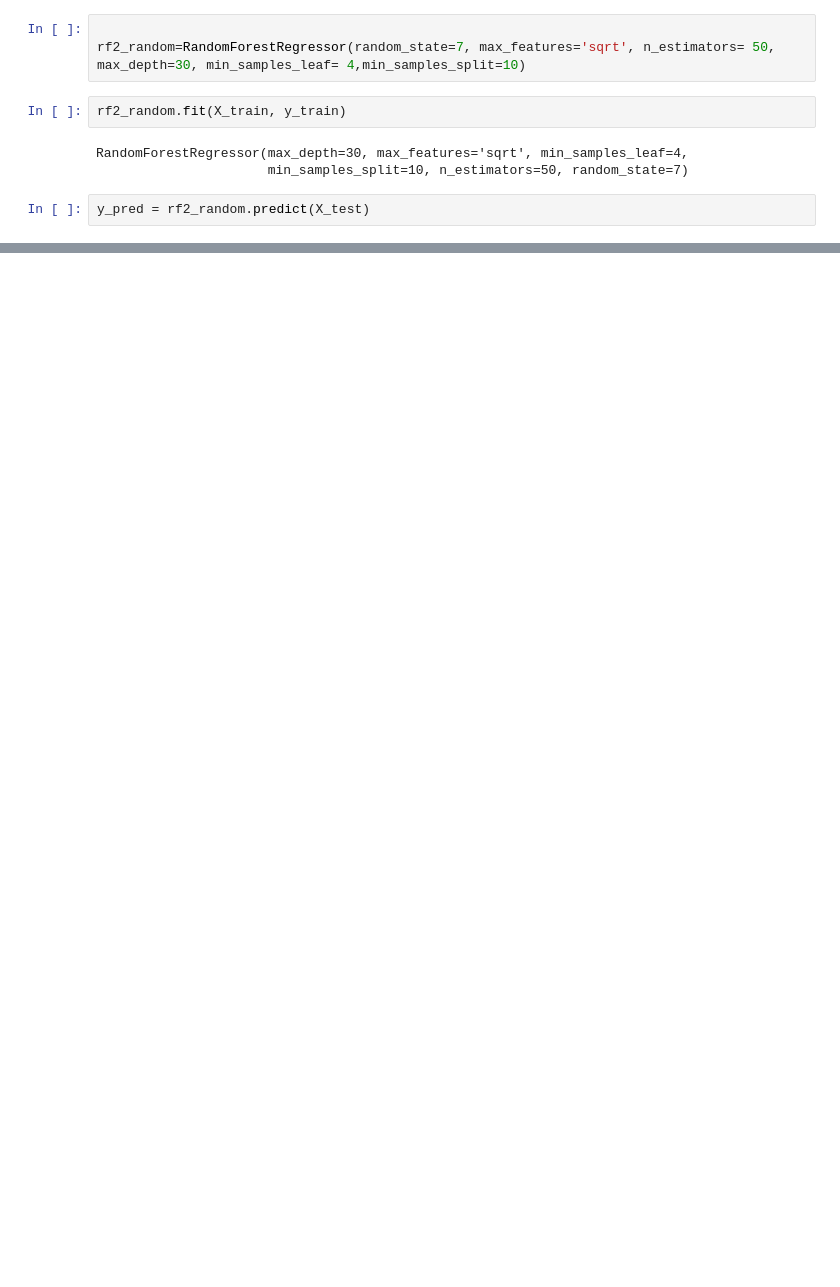
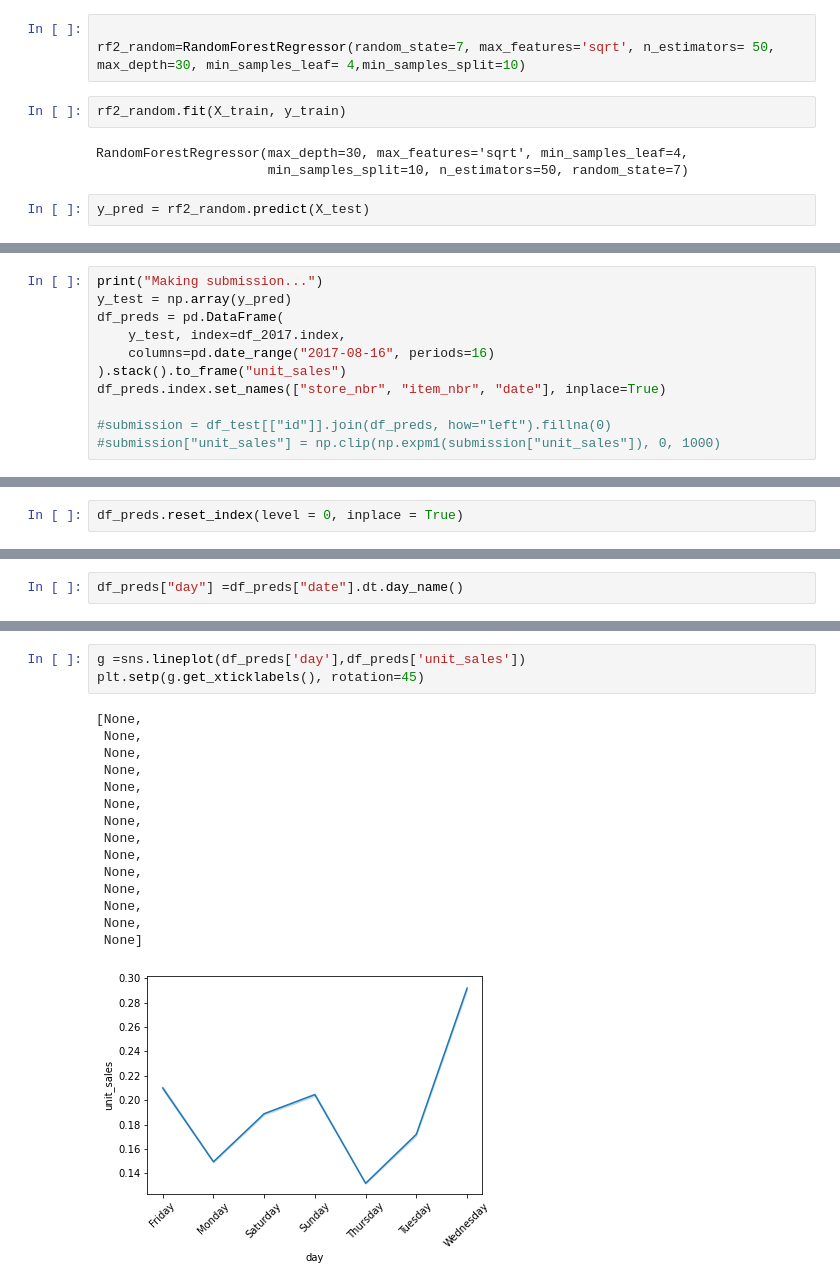
Before and after one commit to palpen/sm-202011, a Jupyter notebook: project_2/Forecasting Sales.ipynb, the cells around one changed output, grey strips where cells are left out. Cells and saved outputs as stored; diff of their text form; blank space fills up the shorter version.

```diff
--- a/project_2/Forecasting Sales.ipynb
+++ b/project_2/Forecasting Sales.ipynb
@@ -473,0 +483,11 @@ nwrmsle = 0.6083523441179814
+# %%
+print("Making submission...")
+y_test = np.array(y_pred)
+df_preds = pd.DataFrame(
+    y_test, index=df_2017.index,
+    columns=pd.date_range("2017-08-16", periods=16)
+).stack().to_frame("unit_sales")
+df_preds.index.set_names(["store_nbr", "item_nbr", "date"], inplace=True)
+
+#submission = df_test[["id"]].join(df_preds, how="left").fillna(0)
+#submission["unit_sales"] = np.clip(np.expm1(submission["unit_sales"]), 0, 1000)
@@ -473,0 +513,2 @@ nwrmsle = 0.6083523441179814
+# %%
+df_preds.reset_index(level = 0, inplace = True)
@@ -473,0 +542,2 @@ nwrmsle = 0.6083523441179814
+# %%
+df_preds["day"] =df_preds["date"].dt.day_name()
@@ -473,0 +553,19 @@ nwrmsle = 0.6083523441179814
+# %%
+g =sns.lineplot(df_preds['day'],df_preds['unit_sales'])
+plt.setp(g.get_xticklabels(), rotation=45)
+# %% [output]
+[None,
+ None,
+ None,
+ None,
+ None,
+ None,
+ None,
+ None,
+ None,
+ None,
+ None,
+ None,
+ None,
+ None]
+[figure, added]
```
Also changed, not shown: parts of 35 cells of this notebook, 1 other file.
